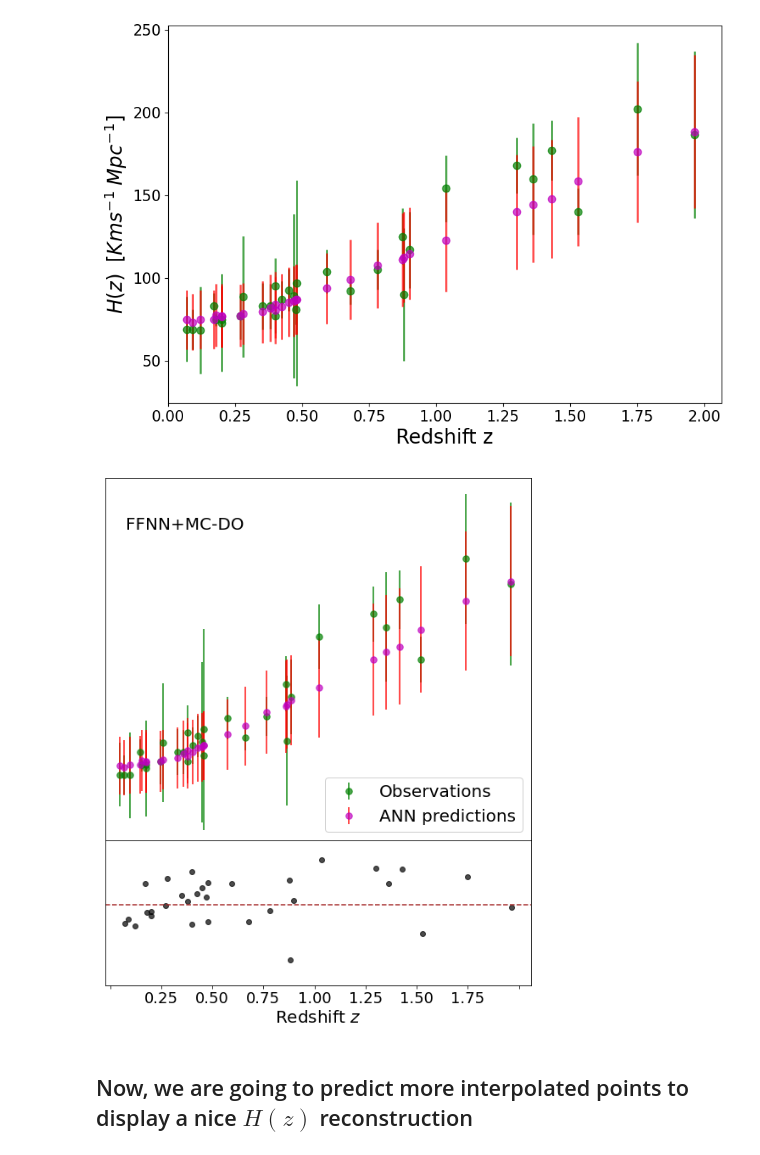
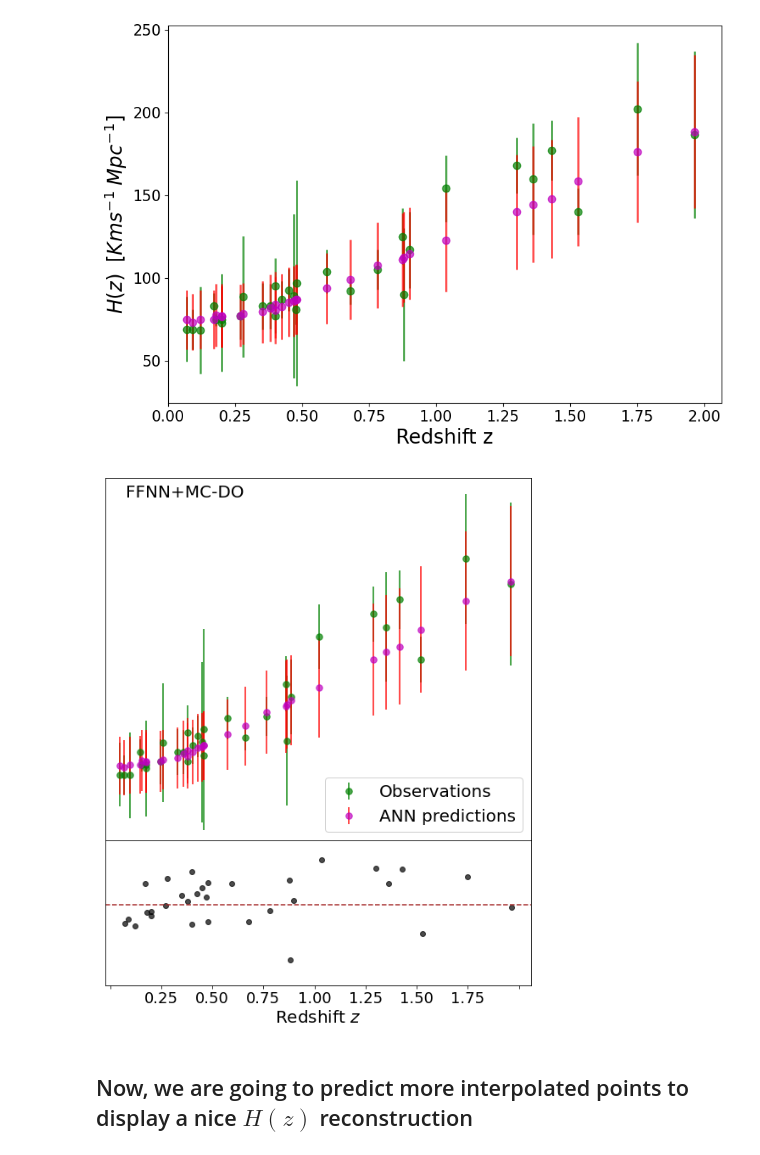
Before and after one commit to igomezv/crann, a Jupyter notebook: loadHzFFNN.ipynb, the cells around one changed output. Saved outputs shown, nothing was run; the diff lists cells and outputs as text; code cells hidden in the pictures.

```diff
--- a/loadHzFFNN.ipynb
+++ b/loadHzFFNN.ipynb
@@ -153,7 +153,7 @@ axs[0].errorbar(z, prediction_mc_dropout[:,0], yerr=sigma, markersize=15, fmt='.
                  ecolor='r', capthick=2, elinewidth=2, alpha=0.7, c='m')
 
 
-axs[0].text(0.1, 220, 'FFNN+MC-DO', fontsize=20)
+axs[0].text(0.1, 240, 'FFNN+MC-DO', fontsize=20)
 axs[0].legend(fontsize=20, loc='lower right', framealpha=0.9, ncol=1)
 axs[0].set_xticks([])
 axs[0].set_yticks([])
@@ -162,34 +162,34 @@ axs[0].set_yticks([])
 axs[0].set_xlim(0, max(z)+0.1)
 axs[0].set_ylim(min(y[:,0])-40, max(y[:,0])+50)
 
 hdiff = np.subtract(y[:,0], prediction_mc_dropout[:,0].reshape(31,))
 herrdiff = np.subtract(y[:,1], sigma)
 
 # axs[1].errorbar(z, 100*(hdiff/y[:,0]), yerr=herrdiff, c='black',  fmt='o',
 #                 ecolor='blue', capthick=2, elinewidth=2, alpha=0.7)
 axs[1].scatter(z, hdiff/y[:,0], c='black',  marker='o', alpha=0.7)
 # axs[1].plot(z, 100*(hdiff/y[:,0]), c='blue',  alpha=0.7)
 # axs[1].set_ylabel(r"$\frac{H(z)_{obs} - H(z)_{FFNN+MCDO}}{H(z)_{obs}}$", fontsize=14)
 # axs[1].set_ylabel("error", fontsize=20)
 axs[1].axhline(0, linestyle='--', color='brown')
 axs[1].set_yticks([])
 axs[1].set_ylim(ylim1, ylim2)
 
 axs[1].tick_params(axis='both', which='major', labelsize=18)
 axs[0].tick_params(axis='both', which='major', labelsize=18)
 x_ticks = axs[1].xaxis.get_major_ticks()
 x_ticks[1].label1.set_visible(False)
 x_ticks[9].label1.set_visible(False)
 plt.subplots_adjust(wspace=0, hspace=0)
 
 plt.xlabel('Redshift $z$', fontsize=20)
 
 # Hide x labels and tick labels for top plots and y ticks for right plots.
 for ax in axs.flat:
     ax.label_outer()
 plt.savefig('hzsameredshifts_mcdo.png', dpi=100)
 # %% [output]
-[figure, old version]
+[figure, new version]
 # %% [markdown]
 ## Now, we are going to predict more interpolated points to display a nice $H(z)$ reconstruction
 # %%
```
Also changed, not shown: parts of 1 cell of this notebook, 2 other files.
